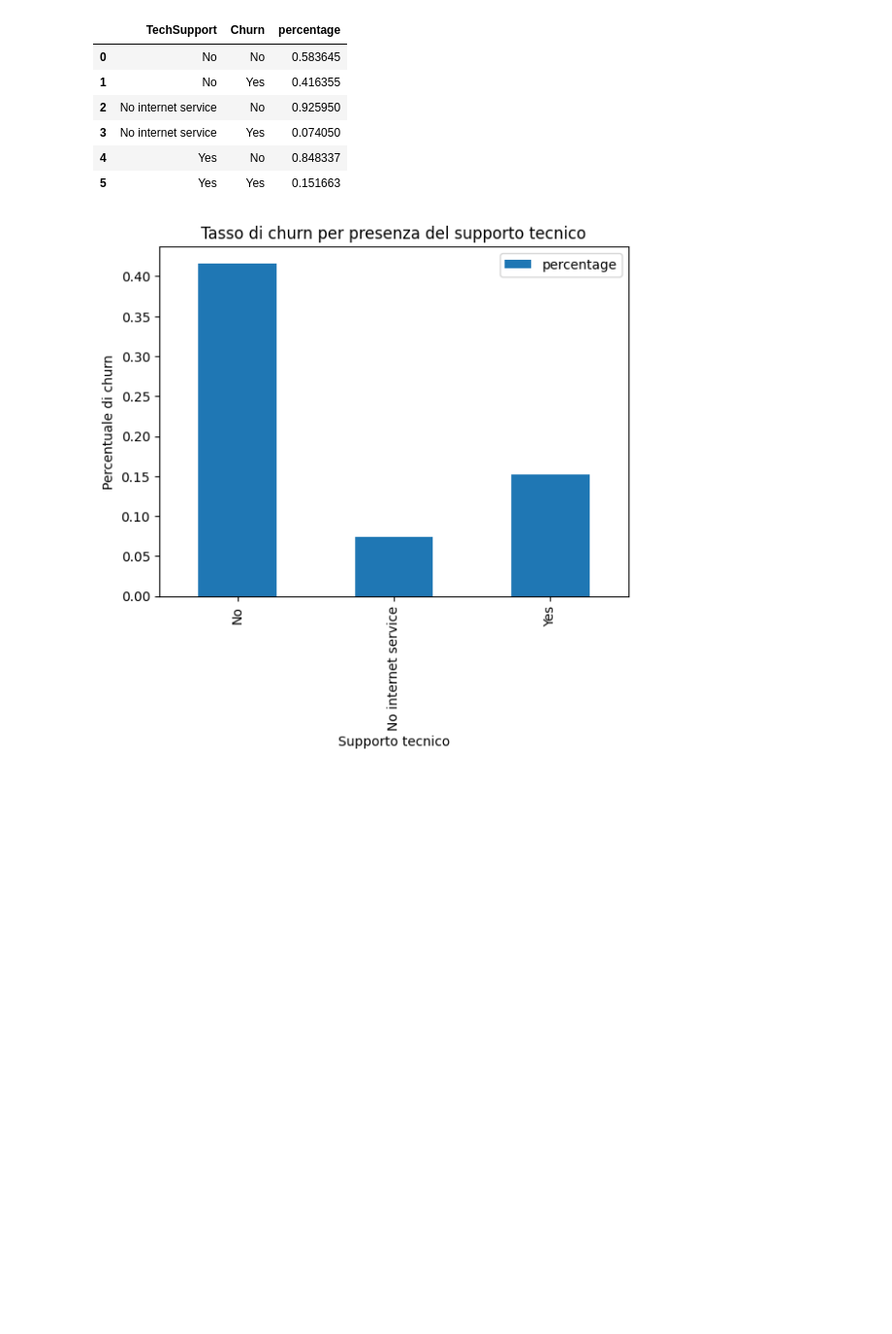
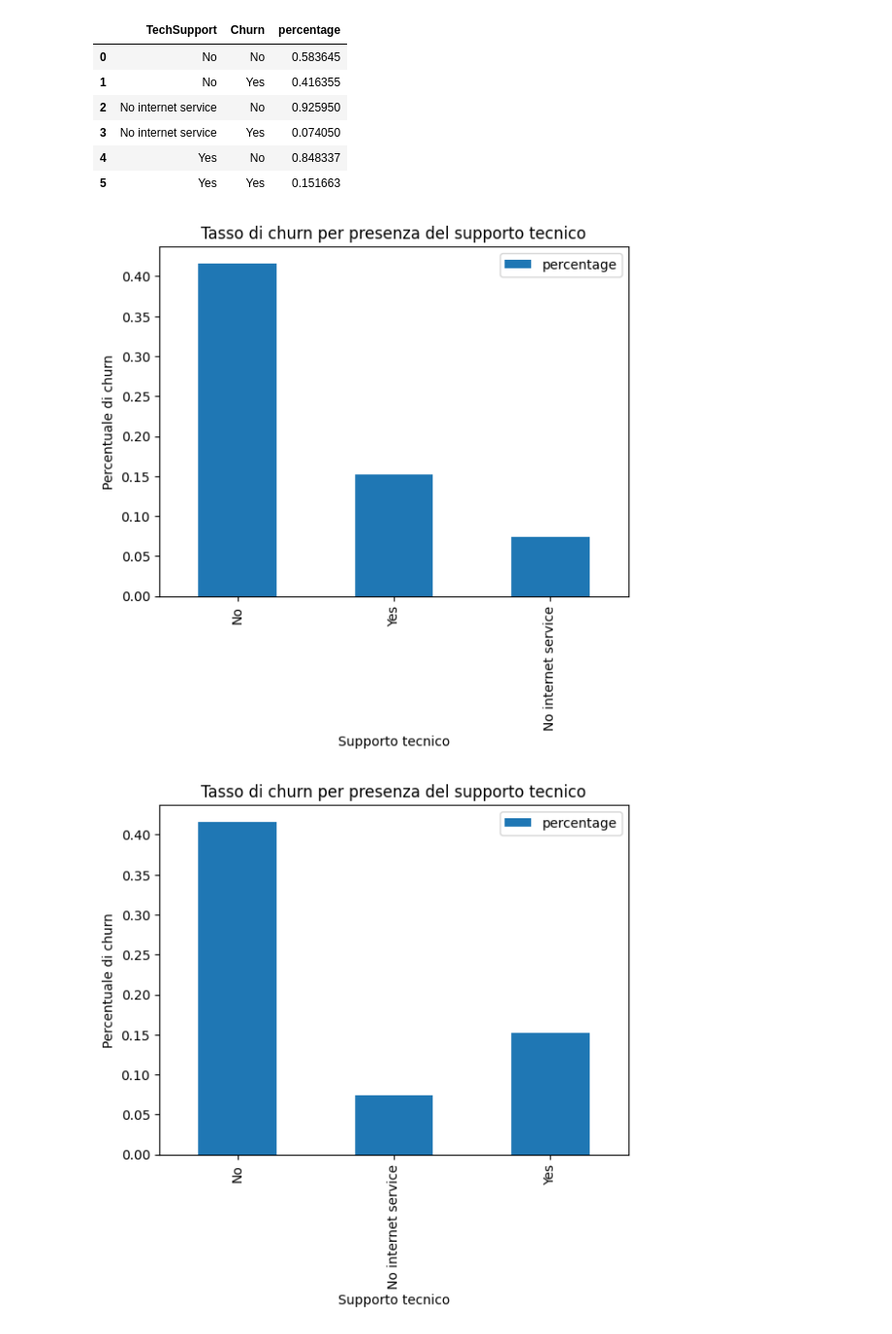
Before and after one commit to MicheleCorazzina/Telco-customer-Churn, a Jupyter notebook: notebooks/01_business_understanding_and_eda.ipynb, the cells around one changed output. Shown at 97% size. Drawn from its saved outputs; the diff is of its cells as text; code cells hidden in the pictures; blank space fills up the shorter version.

Commit message:
Order TechSupport churn plot by churn rate

```diff
--- a/notebooks/01_business_understanding_and_eda.ipynb
+++ b/notebooks/01_business_understanding_and_eda.ipynb
@@ -211,6 +211,23 @@ churn_by_tech
 | 3 | No internet service | Yes | 0.074050 |
 | 4 | Yes | No | 0.848337 |
 | 5 | Yes | Yes | 0.151663 |
+# %%
+churn_yes = churn_by_tech[churn_by_tech["Churn"] == "Yes"]
+
+churn_yes = churn_yes.sort_values(by="percentage", ascending=False)
+
+churn_yes.plot(
+    x="TechSupport",
+    y="percentage",
+    kind="bar"
+)
+
+plt.title("Tasso di churn per presenza del supporto tecnico")
+plt.xlabel("Supporto tecnico")
+plt.ylabel("Percentuale di churn")
+plt.show()
+# %% [output]
+[figure, added]
 # %%
 churn_by_tech[churn_by_tech["Churn"] == "Yes"].plot(
     x="TechSupport",
```
Also changed, not shown: parts of 1 cell of this notebook.
